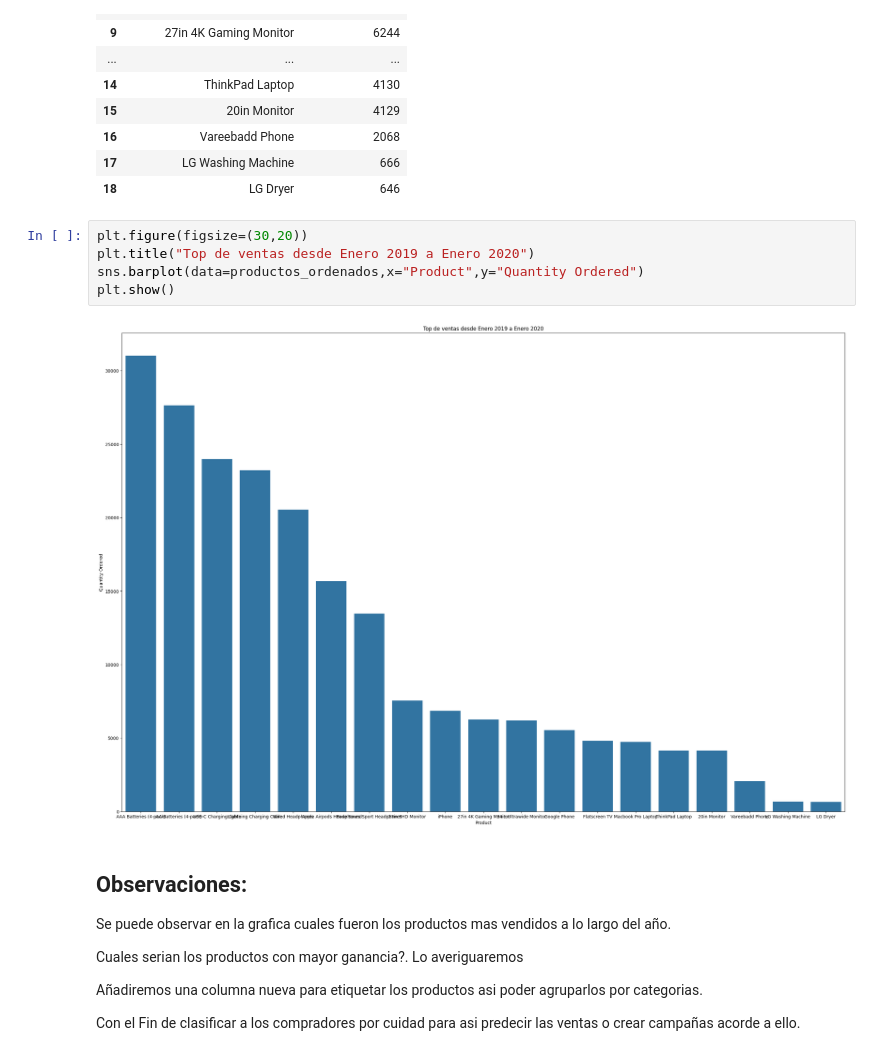
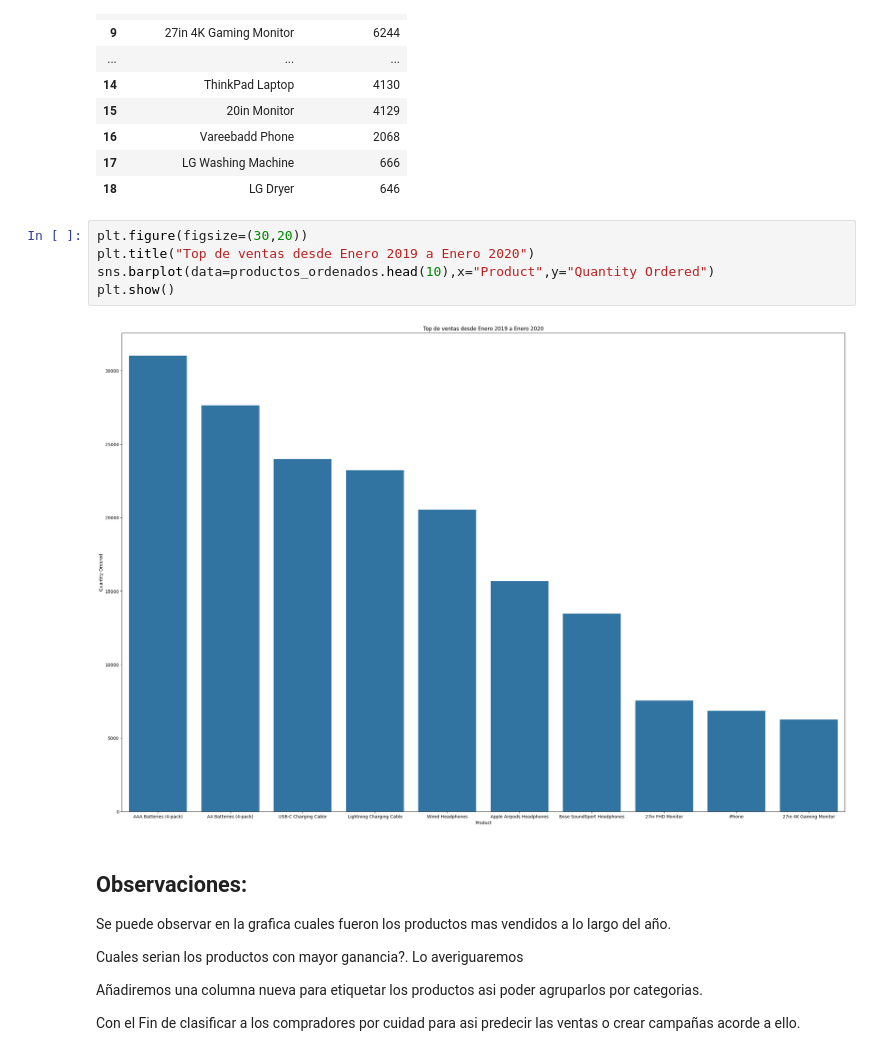
Before and after one commit to AlejoRam05/Bootcamp_Final_Project, a Jupyter notebook: salesData.ipynb, the cells around one changed output. Cells and saved outputs as stored; diff of their text form.

```diff
--- a/salesData.ipynb
+++ b/salesData.ipynb
@@ -157,10 +334,10 @@ productos_ordenados
 # %%
 plt.figure(figsize=(30,20))
 plt.title("Top de ventas desde Enero 2019 a Enero 2020")
-sns.barplot(data=productos_ordenados,x="Product",y="Quantity Ordered")
+sns.barplot(data=productos_ordenados.head(10),x="Product",y="Quantity Ordered")
 plt.show()
 # %% [output]
-[figure, old version]
+[figure, new version]
 # %% [markdown]
 ## Observaciones:
 
```
Also changed, not shown: parts of 30 cells of this notebook.
